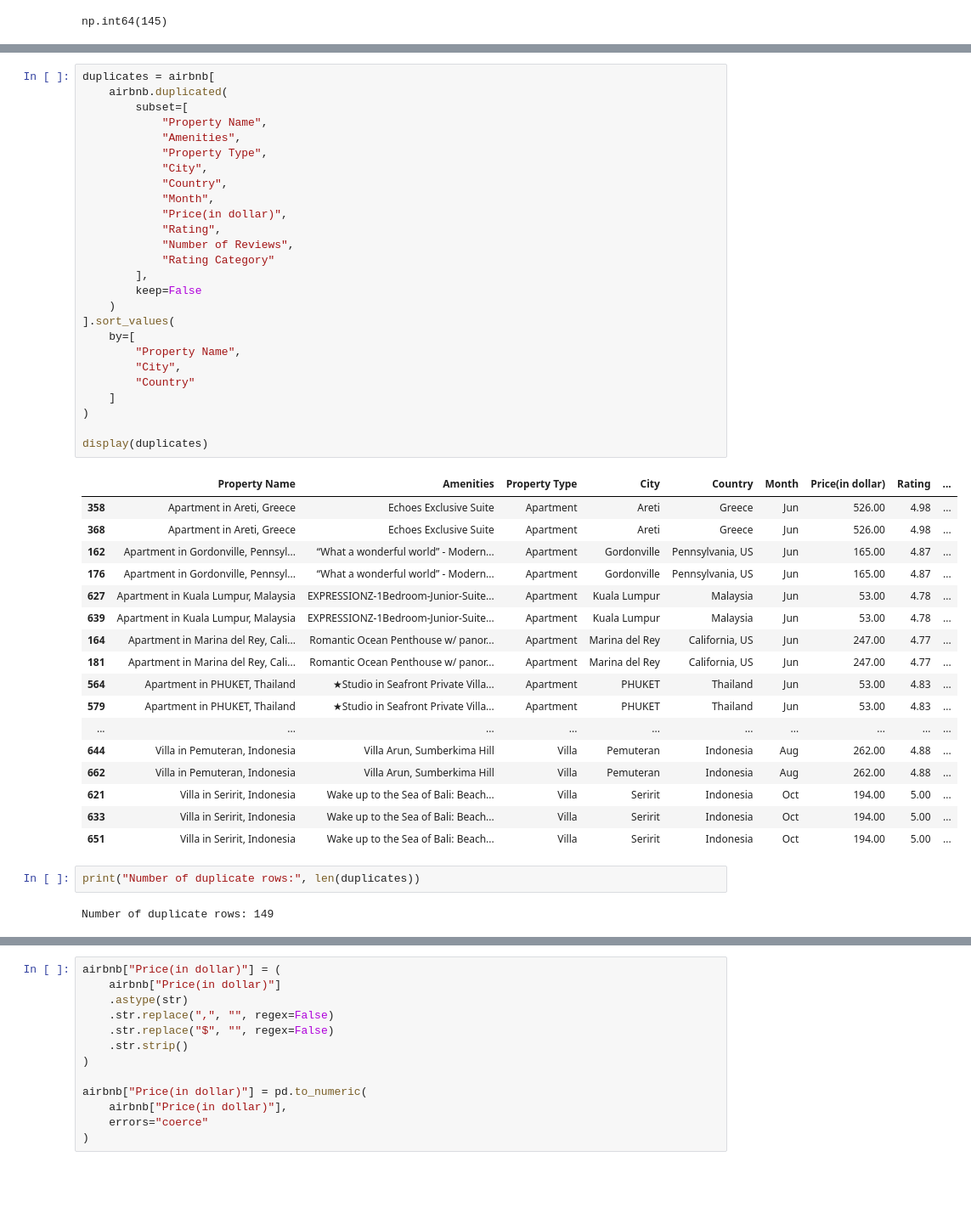
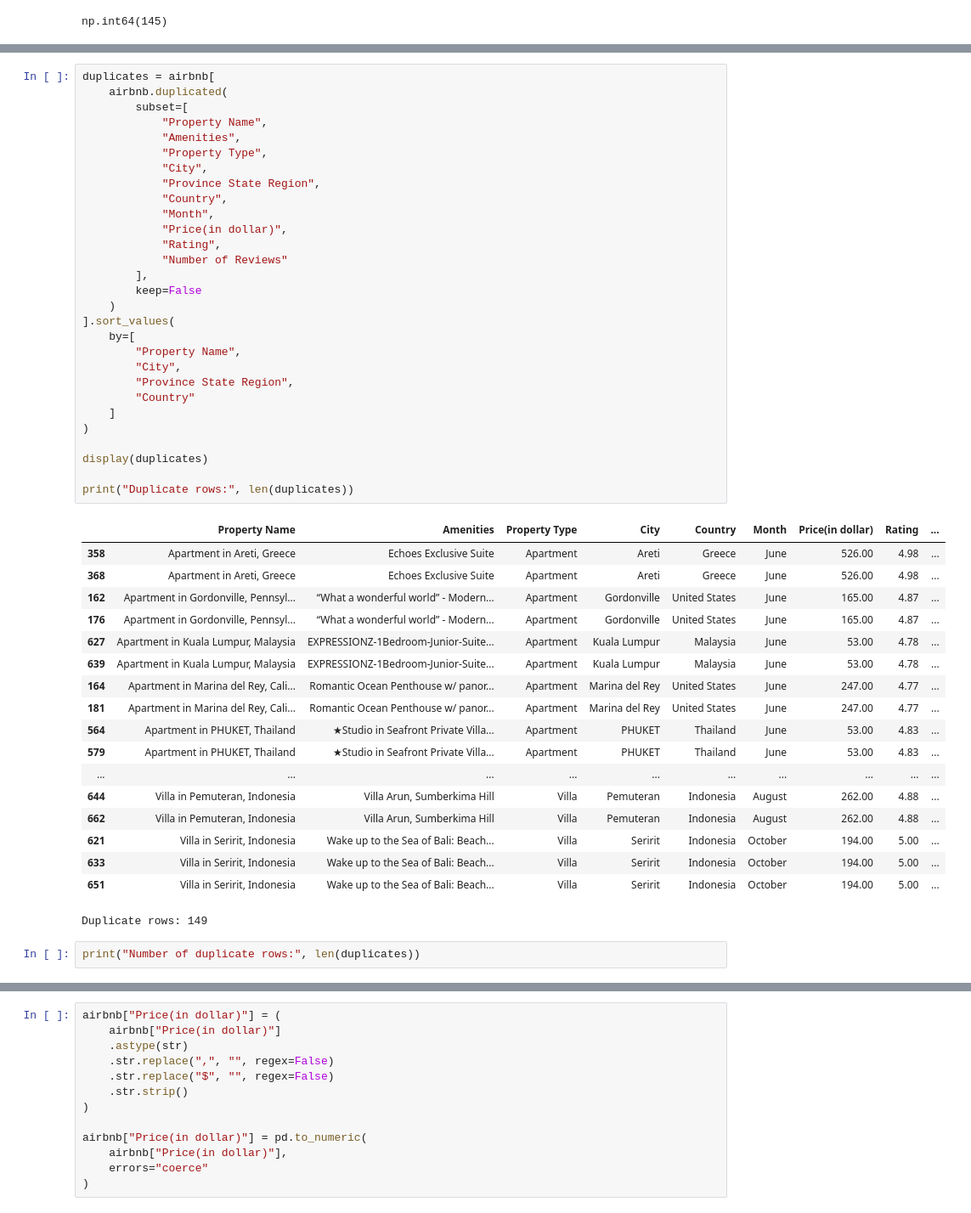
Before and after one commit to jannoelvero/first_project, a Jupyter notebook: notebooks/load and clean data1.ipynb, the cells around one changed output, grey strips where cells are left out. Shown at 85% size. Cells and saved outputs as stored; diff of their text form; blank space fills up the shorter version.

```diff
--- a/notebooks/load and clean data1.ipynb
+++ b/notebooks/load and clean data1.ipynb
@@ -523,51 +523,53 @@ duplicates
 # %%
 duplicates = airbnb[
     airbnb.duplicated(
         subset=[
             "Property Name",
             "Amenities",
             "Property Type",
             "City",
+            "Province State Region",
             "Country",
             "Month",
             "Price(in dollar)",
             "Rating",
-            "Number of Reviews",
-            "Rating Category"
+            "Number of Reviews"
         ],
         keep=False
     )
 ].sort_values(
     by=[
         "Property Name",
         "City",
+        "Province State Region",
         "Country"
     ]
 )
 
 display(duplicates)
+
+print("Duplicate rows:", len(duplicates))
 # %% [output]
 |  | Property Name | Amenities | Property Type | City | Country | Month | Price(in dollar) | Rating | ... |
-| 358 | Apartment in Areti, Greece | Echoes Exclusive Suite | Apartment | Areti | Greece | Jun | 526.00 | 4.98 | ... |
-| 368 | Apartment in Areti, Greece | Echoes Exclusive Suite | Apartment | Areti | Greece | Jun | 526.00 | 4.98 | ... |
-| 162 | Apartment in Gordonville, Pennsyl... | “What a wonderful world” - Modern... | Apartment | Gordonville | Pennsylvania, US | Jun | 165.00 | 4.87 | ... |
-| 176 | Apartment in Gordonville, Pennsyl... | “What a wonderful world” - Modern... | Apartment | Gordonville | Pennsylvania, US | Jun | 165.00 | 4.87 | ... |
-| 627 | Apartment in Kuala Lumpur, Malaysia | EXPRESSIONZ-1Bedroom-Junior-Suite... | Apartment | Kuala Lumpur | Malaysia | Jun | 53.00 | 4.78 | ... |
-| 639 | Apartment in Kuala Lumpur, Malaysia | EXPRESSIONZ-1Bedroom-Junior-Suite... | Apartment | Kuala Lumpur | Malaysia | Jun | 53.00 | 4.78 | ... |
-| 164 | Apartment in Marina del Rey, Cali... | Romantic Ocean Penthouse w/ panor... | Apartment | Marina del Rey | California, US | Jun | 247.00 | 4.77 | ... |
-| 181 | Apartment in Marina del Rey, Cali... | Romantic Ocean Penthouse w/ panor... | Apartment | Marina del Rey | California, US | Jun | 247.00 | 4.77 | ... |
-| 564 | Apartment in PHUKET, Thailand | ★Studio in Seafront Private Villa... | Apartment | PHUKET | Thailand | Jun | 53.00 | 4.83 | ... |
-| 579 | Apartment in PHUKET, Thailand | ★Studio in Seafront Private Villa... | Apartment | PHUKET | Thailand | Jun | 53.00 | 4.83 | ... |
+| 358 | Apartment in Areti, Greece | Echoes Exclusive Suite | Apartment | Areti | Greece | June | 526.00 | 4.98 | ... |
+| 368 | Apartment in Areti, Greece | Echoes Exclusive Suite | Apartment | Areti | Greece | June | 526.00 | 4.98 | ... |
+| 162 | Apartment in Gordonville, Pennsyl... | “What a wonderful world” - Modern... | Apartment | Gordonville | United States | June | 165.00 | 4.87 | ... |
+| 176 | Apartment in Gordonville, Pennsyl... | “What a wonderful world” - Modern... | Apartment | Gordonville | United States | June | 165.00 | 4.87 | ... |
+| 627 | Apartment in Kuala Lumpur, Malaysia | EXPRESSIONZ-1Bedroom-Junior-Suite... | Apartment | Kuala Lumpur | Malaysia | June | 53.00 | 4.78 | ... |
+| 639 | Apartment in Kuala Lumpur, Malaysia | EXPRESSIONZ-1Bedroom-Junior-Suite... | Apartment | Kuala Lumpur | Malaysia | June | 53.00 | 4.78 | ... |
+| 164 | Apartment in Marina del Rey, Cali... | Romantic Ocean Penthouse w/ panor... | Apartment | Marina del Rey | United States | June | 247.00 | 4.77 | ... |
+| 181 | Apartment in Marina del Rey, Cali... | Romantic Ocean Penthouse w/ panor... | Apartment | Marina del Rey | United States | June | 247.00 | 4.77 | ... |
+| 564 | Apartment in PHUKET, Thailand | ★Studio in Seafront Private Villa... | Apartment | PHUKET | Thailand | June | 53.00 | 4.83 | ... |
+| 579 | Apartment in PHUKET, Thailand | ★Studio in Seafront Private Villa... | Apartment | PHUKET | Thailand | June | 53.00 | 4.83 | ... |
 | ... | ... | ... | ... | ... | ... | ... | ... | ... | ... |
-| 644 | Villa in Pemuteran, Indonesia | Villa Arun, Sumberkima Hill | Villa | Pemuteran | Indonesia | Aug | 262.00 | 4.88 | ... |
-| 662 | Villa in Pemuteran, Indonesia | Villa Arun, Sumberkima Hill | Villa | Pemuteran | Indonesia | Aug | 262.00 | 4.88 | ... |
-| 621 | Villa in Seririt, Indonesia | Wake up to the Sea of Bali: Beach... | Villa | Seririt | Indonesia | Oct | 194.00 | 5.00 | ... |
-| 633 | Villa in Seririt, Indonesia | Wake up to the Sea of Bali: Beach... | Villa | Seririt | Indonesia | Oct | 194.00 | 5.00 | ... |
-| 651 | Villa in Seririt, Indonesia | Wake up to the Sea of Bali: Beach... | Villa | Seririt | Indonesia | Oct | 194.00 | 5.00 | ... |
+| 644 | Villa in Pemuteran, Indonesia | Villa Arun, Sumberkima Hill | Villa | Pemuteran | Indonesia | August | 262.00 | 4.88 | ... |
+| 662 | Villa in Pemuteran, Indonesia | Villa Arun, Sumberkima Hill | Villa | Pemuteran | Indonesia | August | 262.00 | 4.88 | ... |
+| 621 | Villa in Seririt, Indonesia | Wake up to the Sea of Bali: Beach... | Villa | Seririt | Indonesia | October | 194.00 | 5.00 | ... |
+| 633 | Villa in Seririt, Indonesia | Wake up to the Sea of Bali: Beach... | Villa | Seririt | Indonesia | October | 194.00 | 5.00 | ... |
+| 651 | Villa in Seririt, Indonesia | Wake up to the Sea of Bali: Beach... | Villa | Seririt | Indonesia | October | 194.00 | 5.00 | ... |
+Duplicate rows: 149
 # %%
 print("Number of duplicate rows:", len(duplicates))
-# %% [output]
-Number of duplicate rows: 149
 # %%
 print(
     "Number of duplicated properties:",
```
Also changed, not shown: parts of 29 cells of this notebook, 4 other files.
